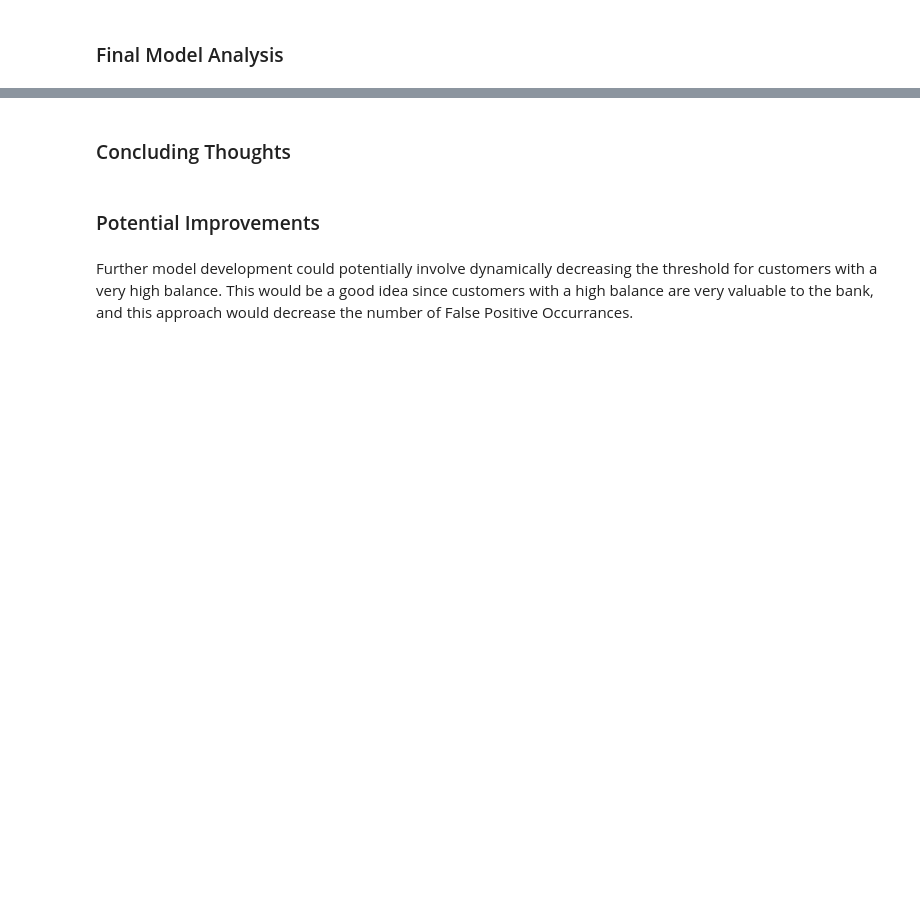
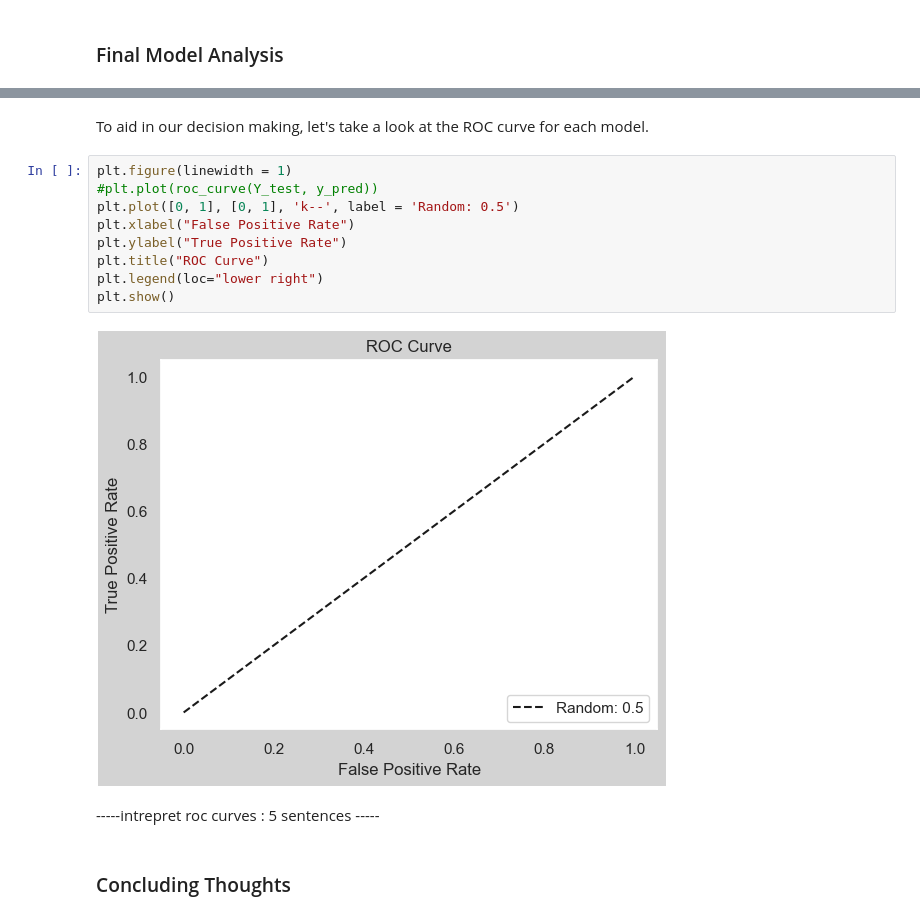
Before and after one commit to Fearless-Badger/Customer-Churn-Analysis, a Jupyter notebook: analysis/churn_analysis.ipynb, the cells around one changed output, grey strips where cells are left out. Cells and saved outputs as stored; diff of their text form; blank space fills up the shorter version.

```diff
--- a/analysis/churn_analysis.ipynb
+++ b/analysis/churn_analysis.ipynb
@@ -589,6 +731,17 @@ analyze_model(Y_test, y_pred, "Optimized model")
+# %% [markdown]
+To aid in our decision making, let's take a look at the ROC curve for each model.
+# %%
+plt.figure(linewidth = 1)
+#plt.plot(roc_curve(Y_test, y_pred))
+plt.plot([0, 1], [0, 1], 'k--', label = 'Random: 0.5')
+plt.xlabel("False Positive Rate")
+plt.ylabel("True Positive Rate")
+plt.title("ROC Curve")
+plt.legend(loc="lower right")
+plt.show()
+# %% [output]
+[figure, added]
+# %% [markdown]
+-----intrepret roc curves : 5 sentences -----
 # %% [markdown]
 ### Concluding Thoughts
-# %% [markdown]
-### Potential Improvements
-# %% [markdown]
-Further model development could potentially involve dynamically decreasing the threshold for customers with a very high balance. This would be a good idea since customers with a high balance are very valuable to the bank, and this approach would decrease the number of False Positive Occurrances.
```
Also changed, not shown: parts of 59 cells of this notebook.
